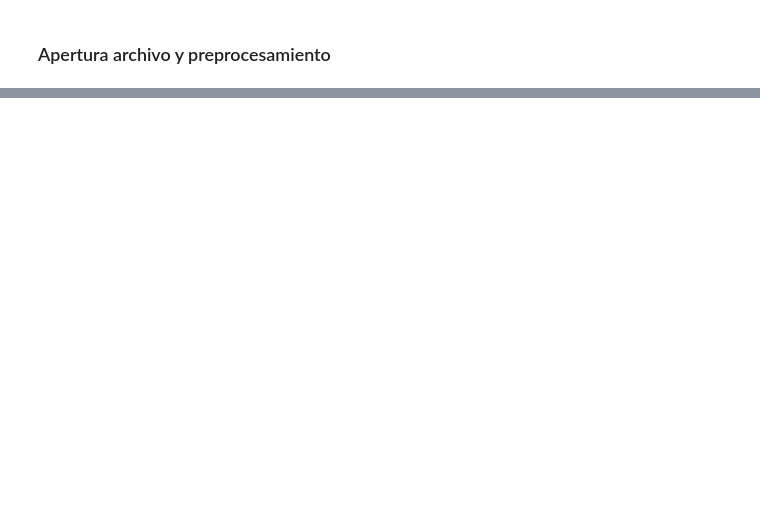
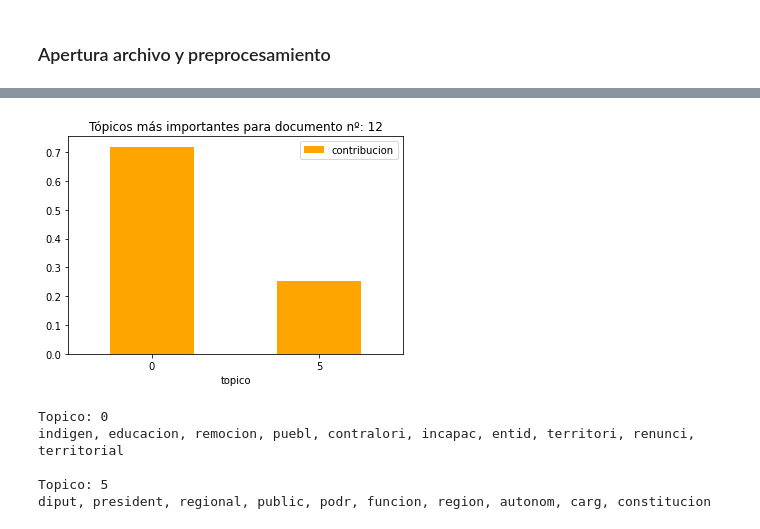
Before and after one commit to napb/PLN_Final, a Jupyter notebook: Final_articles.ipynb, the cells around one changed output, grey strips where cells are left out. Saved outputs shown, nothing was run; the diff lists cells and outputs as text; code cells hidden in the pictures; blank space fills up the shorter version.

```diff
--- a/Final_articles.ipynb
+++ b/Final_articles.ipynb
@@ -169,0 +188,27 @@ for i in range(1, 5):
+# %%
+dist_indices = [topic[0] for topic in ldamodel_gensim[dtm_gensim[index_article]]]
+dist_contrib = [topic[1] for topic in ldamodel_gensim[dtm_gensim[index_article]]]
+# %%
+distribucion_topicos = pd.DataFrame({'topico':dist_indices,'contribucion':dist_contrib })
+distribucion_topicos.sort_values('contribucion', ascending=False, inplace=True)
+
+ax = distribucion_topicos.plot.bar(
+    y='contribucion',
+    x='topico',
+    rot=0,
+    color="orange",
+    title = "Tópicos más importantes para documento nº: " + str(index_article)
+)
+# %% [output]
+[figure, added]
+# %%
+for ind, topico in distribucion_topicos.iterrows():
+    print("Topico: " + str(int(topico.topico)))
+    palabras = ', '.join([palabra[0] for palabra in ldamodel_gensim.show_topic(topicid=int(topico.topico))])
+    print(palabras, "\n")
+# %% [output]
+Topico: 0
+indigen, educacion, remocion, puebl, contralori, incapac, entid, territori, renunci, territorial
+
+Topico: 5
+diput, president, regional, public, podr, funcion, region, autonom, carg, constitucion
```
Also changed, not shown: parts of 13 cells of this notebook, 3 other files.
